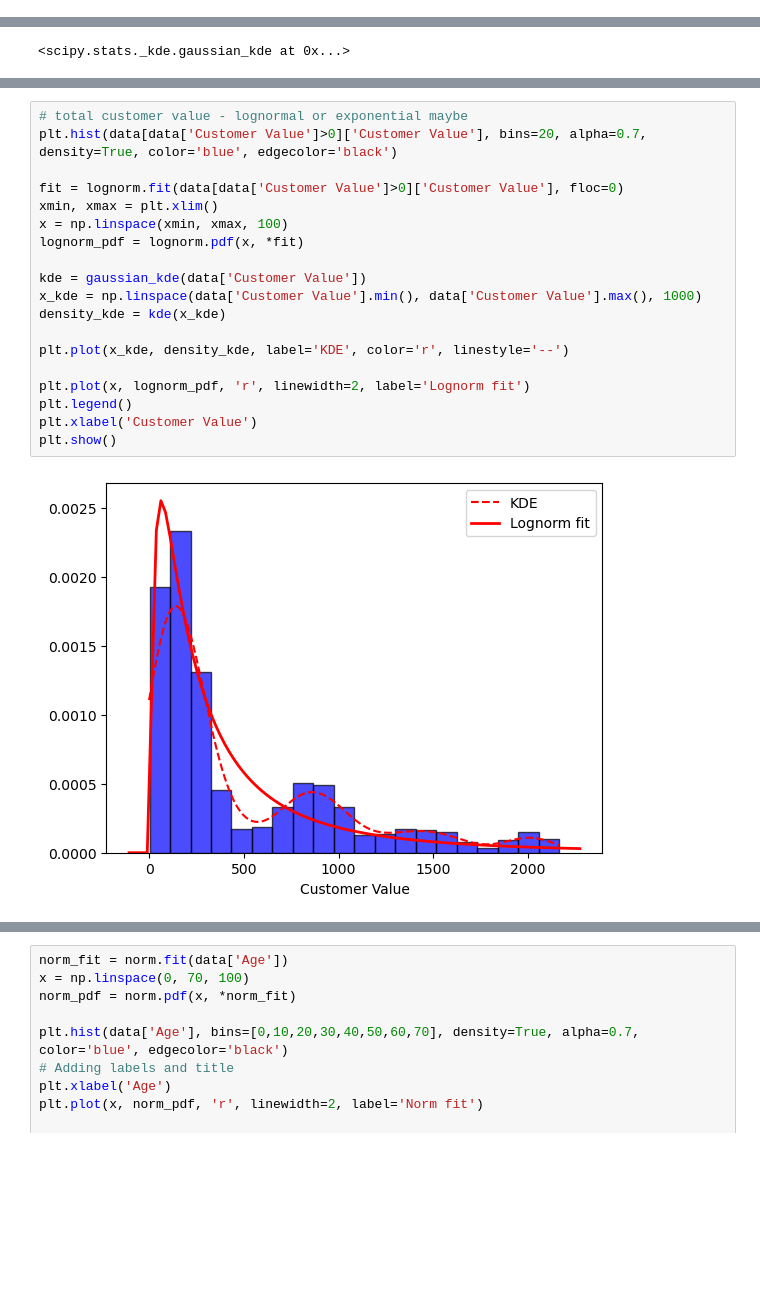
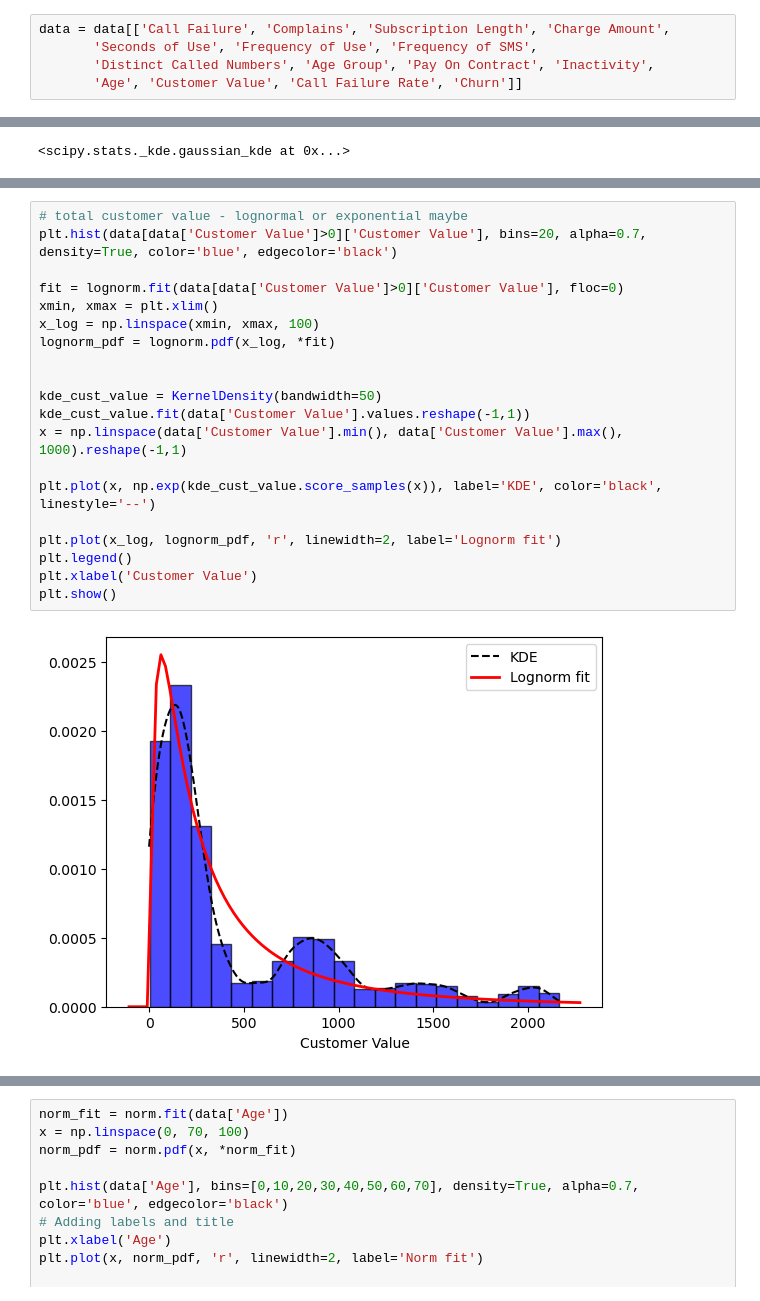
Before and after one commit to Dhunsheth/customer-churn-analysis, a Jupyter notebook: EDA.ipynb, the cells around one changed output, grey strips where cells are left out. Drawn from its saved outputs; the diff is of its cells as text; blank space fills up the shorter version.

```diff
--- a/EDA.ipynb
+++ b/EDA.ipynb
@@ -87,4 +106,9 @@ Data columns (total 15 columns):
  14  Call Failure Rate        3150 non-null   float64
 dtypes: float64(2), int64(13)
 memory usage: 369.3 KB
+# %%
+data = data[['Call Failure', 'Complains', 'Subscription Length', 'Charge Amount',
+       'Seconds of Use', 'Frequency of Use', 'Frequency of SMS',
+       'Distinct Called Numbers', 'Age Group', 'Pay On Contract', 'Inactivity',
+       'Age', 'Customer Value', 'Call Failure Rate', 'Churn']]
 # %% [markdown]
@@ -269,24 +279,25 @@ plt.show()
 # %%
 # total customer value - lognormal or exponential maybe
 plt.hist(data[data['Customer Value']>0]['Customer Value'], bins=20, alpha=0.7, density=True, color='blue', edgecolor='black')
 
 fit = lognorm.fit(data[data['Customer Value']>0]['Customer Value'], floc=0)
 xmin, xmax = plt.xlim()
-x = np.linspace(xmin, xmax, 100)
-lognorm_pdf = lognorm.pdf(x, *fit)
+x_log = np.linspace(xmin, xmax, 100)
+lognorm_pdf = lognorm.pdf(x_log, *fit)
 
-kde = gaussian_kde(data['Customer Value'])
-x_kde = np.linspace(data['Customer Value'].min(), data['Customer Value'].max(), 1000)
-density_kde = kde(x_kde)
 
-plt.plot(x_kde, density_kde, label='KDE', color='r', linestyle='--')
+kde_cust_value = KernelDensity(bandwidth=50)
+kde_cust_value.fit(data['Customer Value'].values.reshape(-1,1))
+x = np.linspace(data['Customer Value'].min(), data['Customer Value'].max(), 1000).reshape(-1,1)
 
-plt.plot(x, lognorm_pdf, 'r', linewidth=2, label='Lognorm fit')
+plt.plot(x, np.exp(kde_cust_value.score_samples(x)), label='KDE', color='black', linestyle='--')
+
+plt.plot(x_log, lognorm_pdf, 'r', linewidth=2, label='Lognorm fit')
 plt.legend()
 plt.xlabel('Customer Value')
 plt.show()
 # %% [output]
-[figure, old version]
+[figure, new version]
 # %%
 # call failure rate - lognormal or exponential
 plt.hist(data[data['Call Failure Rate'] > 0]['Call Failure Rate'], bins=[0,0.1,0.2,0.3,0.4,0.5,0.6,0.7,0.8,0.9,1], density=True, alpha=0.7,
```
Also changed, not shown: parts of 53 cells of this notebook.
